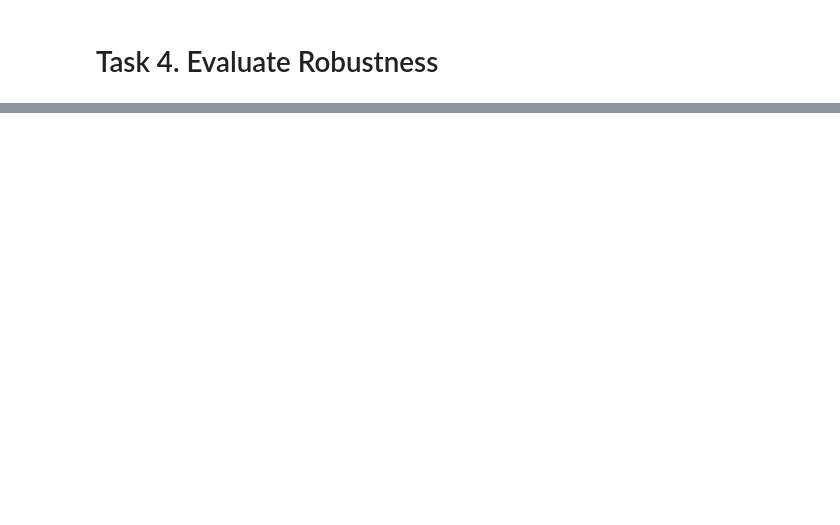
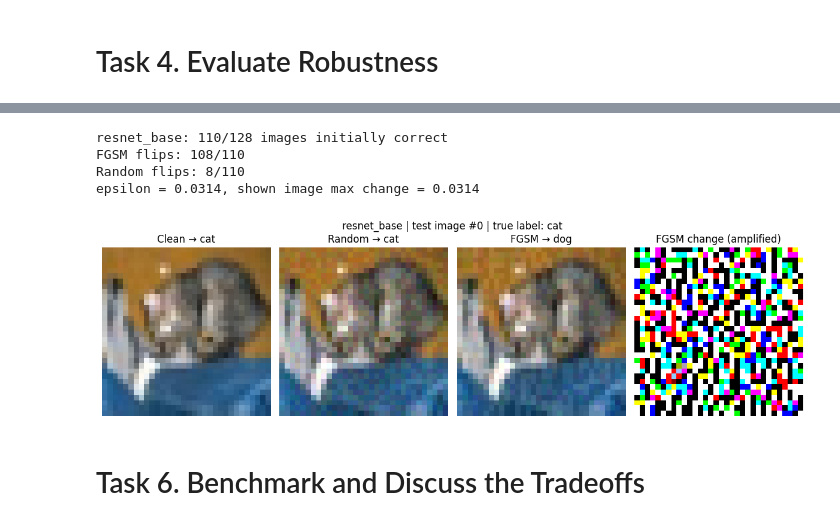
Before and after one commit to emyemy89/scalable-ml-id2223, a Jupyter notebook: lab1.ipynb, the cells around one changed output, grey strips where cells are left out. Saved outputs shown, nothing was run; the diff lists cells and outputs as text; code cells hidden in the pictures; blank space fills up the shorter version.

```diff
--- a/lab1.ipynb
+++ b/lab1.ipynb
@@ -711,0 +823,70 @@ resnet_aug | train time: 268s
+# %%
+attack_name = "resnet_base"
+attack_model = models[attack_name].eval()
+epsilon = 8 / 255
+
+images, labels = next(iter(test_loader))
+x = images.to(device).detach().requires_grad_(True)
+y = labels.to(device)
+
+clean_scores = attack_model(x)
+loss = criterion(clean_scores, y)
+(pixel_gradient,) = torch.autograd.grad(loss, x)
+
+clean = x.detach()
+adversarial = (clean + epsilon * pixel_gradient.sign()).clamp(0, 1)
+
+random_generator = torch.Generator().manual_seed(seed)
+random_signs = 2 * torch.randint(0, 2, clean.shape, generator=random_generator) - 1
+random_signs = random_signs.to(device, dtype=clean.dtype)
+random_noise = (clean + epsilon * random_signs).clamp(0, 1)
+
+with torch.no_grad():
+    clean_pred = clean_scores.argmax(dim=1)
+    adversarial_pred = attack_model(adversarial).argmax(dim=1)
+    random_pred = attack_model(random_noise).argmax(dim=1)
+
+eligible = clean_pred == y
+fgsm_flips = eligible & (adversarial_pred != y)
+random_flips = eligible & (random_pred != y)
+n_eligible = eligible.sum().item()
+
+if n_eligible == 0:
+    raise ValueError("Use a test batch with at least one correct clean prediction.")
+
+print(f"{attack_name}: {n_eligible}/{len(y)} images initially correct")
+print(f"FGSM flips: {fgsm_flips.sum().item()}/{n_eligible}")
+print(f"Random flips: {random_flips.sum().item()}/{n_eligible}")
+
+delta = adversarial - clean
+assert delta.abs().max().item() <= epsilon + 1e-6
+
+# Show a successful flip if there is one, otherwise show an attempted example.
+candidates = fgsm_flips if fgsm_flips.any().item() else eligible
+i = torch.where(candidates)[0][0].item()
+print(f"epsilon = {epsilon:.4f}, shown image max change = {delta[i].abs().max().item():.4f}")
+
+panels = [
+    (clean[i], f"Clean → {classes[clean_pred[i].item()]}"),
+    (random_noise[i], f"Random → {classes[random_pred[i].item()]}"),
+    (adversarial[i], f"FGSM → {classes[adversarial_pred[i].item()]}"),
+    ((0.5 + delta[i] / (2 * epsilon)).clamp(0, 1), "FGSM change (amplified)"),
+]
+
+fig, axes = plt.subplots(1, 4, figsize=(12, 3.5))
+for ax, (image, title) in zip(axes, panels):
+    ax.imshow(image.cpu().permute(1, 2, 0))
+    ax.set_title(title)
+    ax.axis("off")
+
+fig.suptitle(f"{attack_name} | test image #{i} | true label: {classes[y[i].item()]}")
+plt.tight_layout()
+plt.show()
+# %% [output]
+resnet_base: 110/128 images initially correct
+FGSM flips: 108/110
+Random flips: 8/110
+epsilon = 0.0314, shown image max change = 0.0314
+[figure, added]
+# %% [markdown]
+# Task 6. Benchmark and Discuss the Tradeoffs
```
Also changed, not shown: parts of 15 cells of this notebook.
